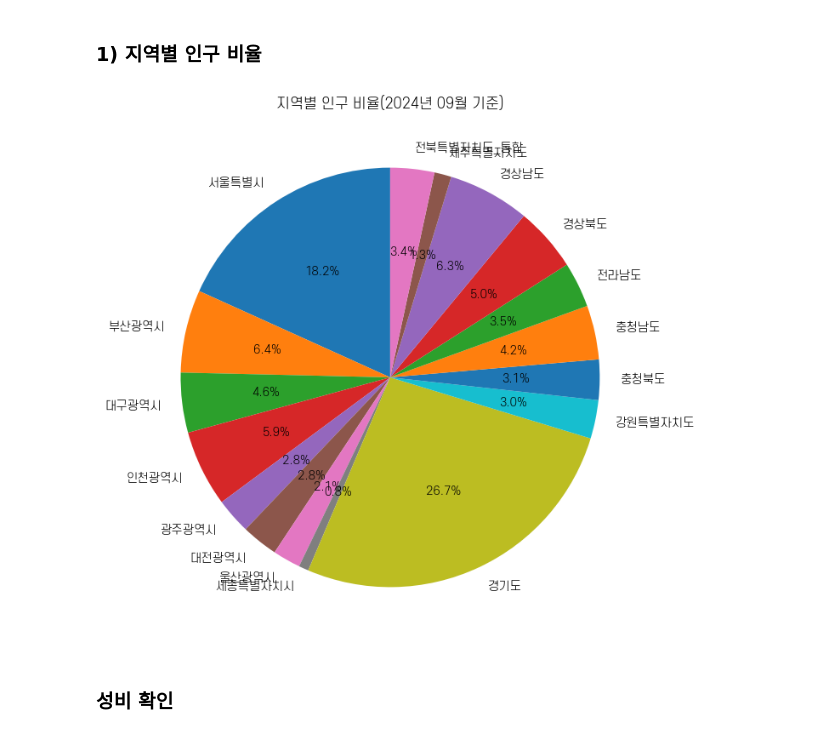
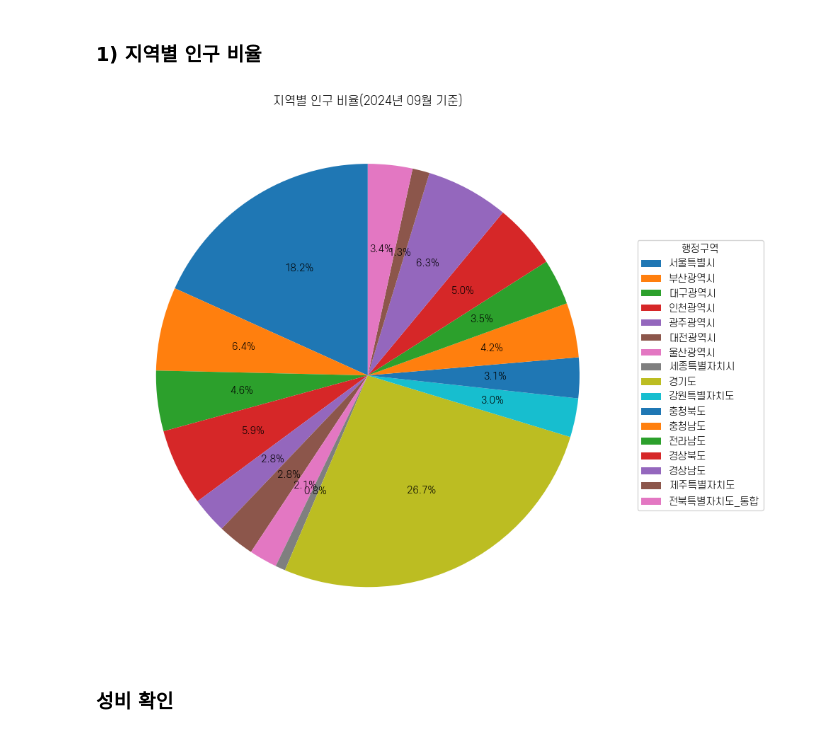
Before and after one commit to HyeonjiKim-edu/DataAnalysis, a Jupyter notebook: 25_파이썬데이터분석_실습_-인구구조데이터(수정).ipynb, the cells around one changed output. Drawn from its saved outputs; the diff is of its cells as text; code cells hidden in the pictures.

```diff
--- a/25_파이썬데이터분석_실습_-인구구조데이터(수정).ipynb
+++ b/25_파이썬데이터분석_실습_-인구구조데이터(수정).ipynb
@@ -454,11 +454,14 @@ rcParams['axes.unicode_minus'] = False # -축 깨질 때 false로 설정
 # %%
 population = df2.loc[df2.index != '전국', '2024년09월_총인구수']
 
-plt.figure(figsize=(15, 8))
-plt.pie(population, labels=population.index, autopct='%.1f%%', startangle=90)
+plt.figure(figsize=(20, 8))
+plt.pie(population, autopct='%.1f%%', startangle=90)
+plt.legend(population.index, title='행정구역', loc='center left', bbox_to_anchor=(1, 0.5))
 plt.title(f'지역별 인구 비율(2024년 09월 기준)')
+
+plt.tight_layout()
 plt.show()
 # %% [output]
-[figure, old version]
+[figure, new version]
 # %% [markdown]
 ### 성비 확인
```
Also changed, not shown: parts of 3 cells of this notebook.
